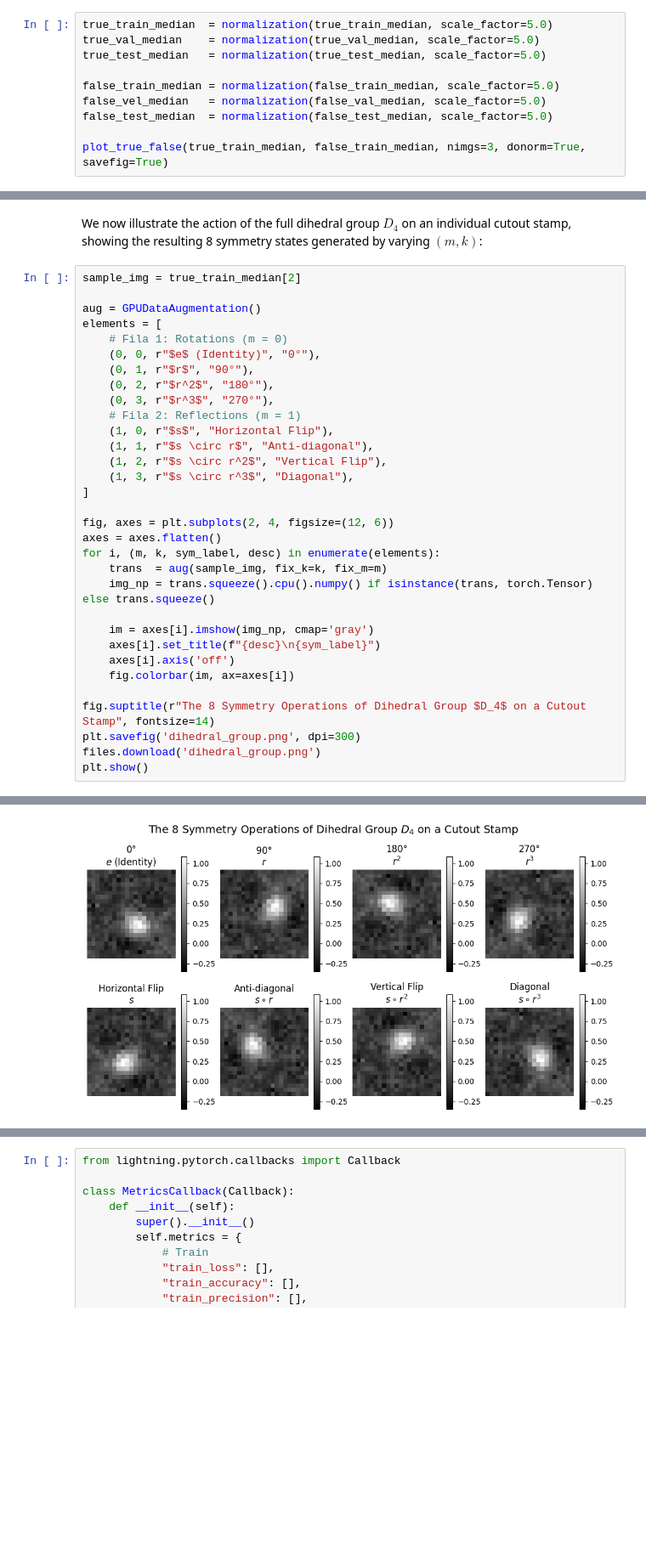
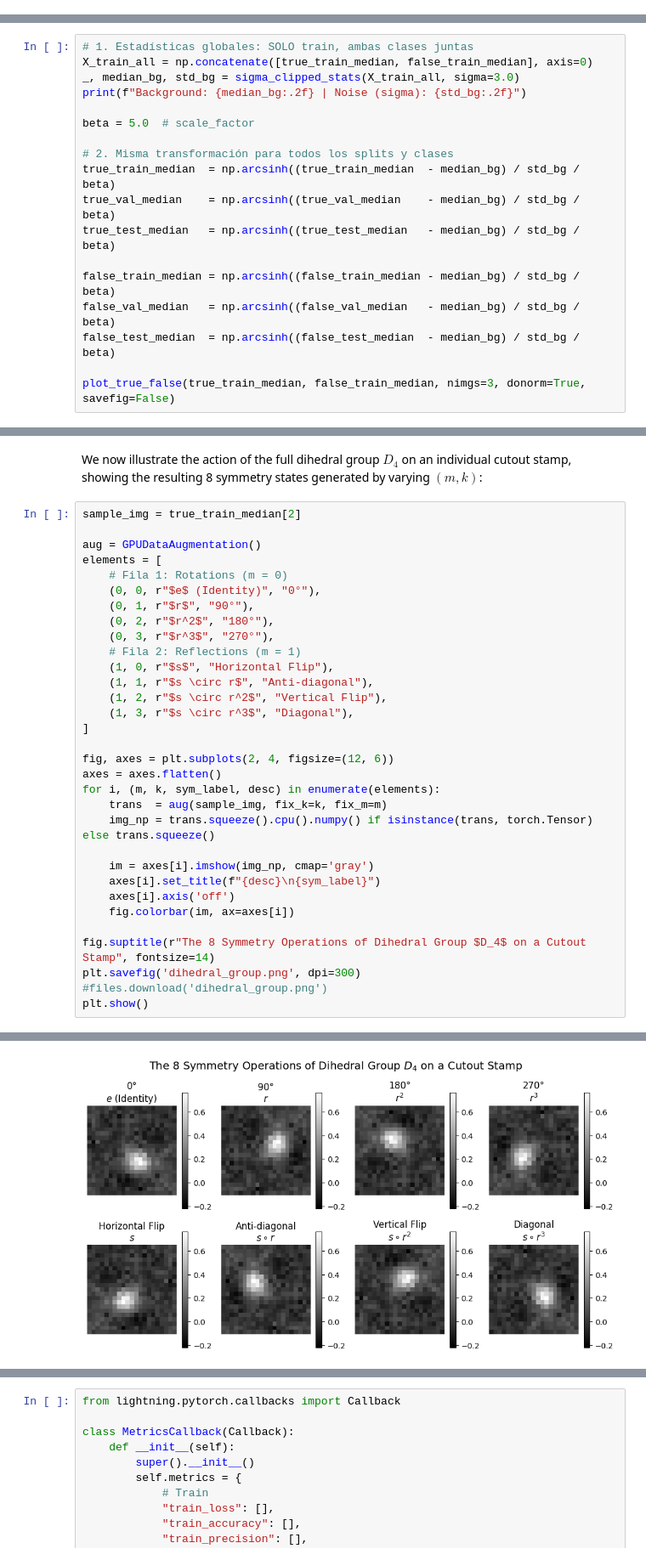
Before and after one commit to jurados/KBMOD-StampNet, a Jupyter notebook: KBMOD-StampNets.ipynb, the cells around one changed output, grey strips where cells are left out. Shown at 85% size. Cells and saved outputs as stored; diff of their text form; blank space fills up the shorter version.

```diff
--- a/KBMOD-StampNets.ipynb
+++ b/KBMOD-StampNets.ipynb
@@ -284,13 +278,3 @@ Background signal: 0.00 | Noise (sigma): 6.69
 [figure]
 # %% [markdown]
 Below are representative examples of cutout stamps after applying the robust $\operatorname{arcsinh}$ normalization. Notice how the non-linear stretch preserves the profile of bright sources while maintaining the noise structure of the sky background.
-# %%
-true_train_median  = normalization(true_train_median, scale_factor=5.0)
-true_val_median    = normalization(true_val_median, scale_factor=5.0)
-true_test_median   = normalization(true_test_median, scale_factor=5.0)
-
-false_train_median = normalization(false_train_median, scale_factor=5.0)
-false_vel_median   = normalization(false_val_median, scale_factor=5.0)
-false_test_median  = normalization(false_test_median, scale_factor=5.0)
-
-plot_true_false(true_train_median, false_train_median, nimgs=3, donorm=True, savefig=True)
@@ -303,0 +281,18 @@ plot_true_false(true_train_median, false_train_median, nimgs=3, donorm=True, sav
+# %%
+# 1. Estadísticas globales: SOLO train, ambas clases juntas
+X_train_all = np.concatenate([true_train_median, false_train_median], axis=0)
+_, median_bg, std_bg = sigma_clipped_stats(X_train_all, sigma=3.0)
+print(f"Background: {median_bg:.2f} | Noise (sigma): {std_bg:.2f}")
+
+beta = 5.0  # scale_factor
+
+# 2. Misma transformación para todos los splits y clases
+true_train_median  = np.arcsinh((true_train_median  - median_bg) / std_bg / beta)
+true_val_median    = np.arcsinh((true_val_median    - median_bg) / std_bg / beta)
+true_test_median   = np.arcsinh((true_test_median   - median_bg) / std_bg / beta)
+
+false_train_median = np.arcsinh((false_train_median - median_bg) / std_bg / beta)
+false_val_median   = np.arcsinh((false_val_median   - median_bg) / std_bg / beta)
+false_test_median  = np.arcsinh((false_test_median  - median_bg) / std_bg / beta)
+
+plot_true_false(true_train_median, false_train_median, nimgs=3, donorm=True, savefig=False)
@@ -806,6 +803,6 @@ for i, (m, k, sym_label, desc) in enumerate(elements):
 
 fig.suptitle(r"The 8 Symmetry Operations of Dihedral Group $D_4$ on a Cutout Stamp", fontsize=14)
 plt.savefig('dihedral_group.png', dpi=300)
-files.download('dihedral_group.png')
+#files.download('dihedral_group.png')
 plt.show()
 # %% [output]
@@ -814,3 +809,3 @@ plt.show()
-[figure, old version]
+[figure, new version]
 # %%
 class StampClassifier(L.LightningModule):
```
Also changed, not shown: parts of 15 cells of this notebook.
